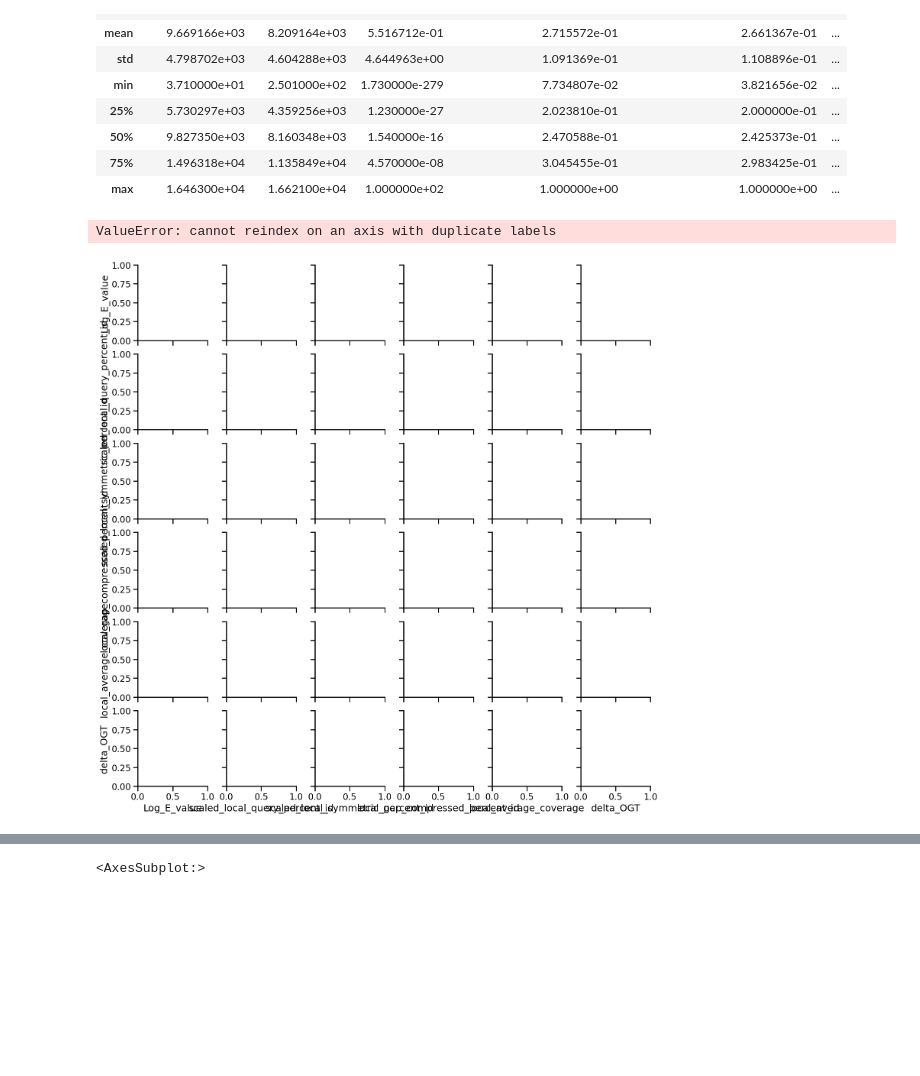
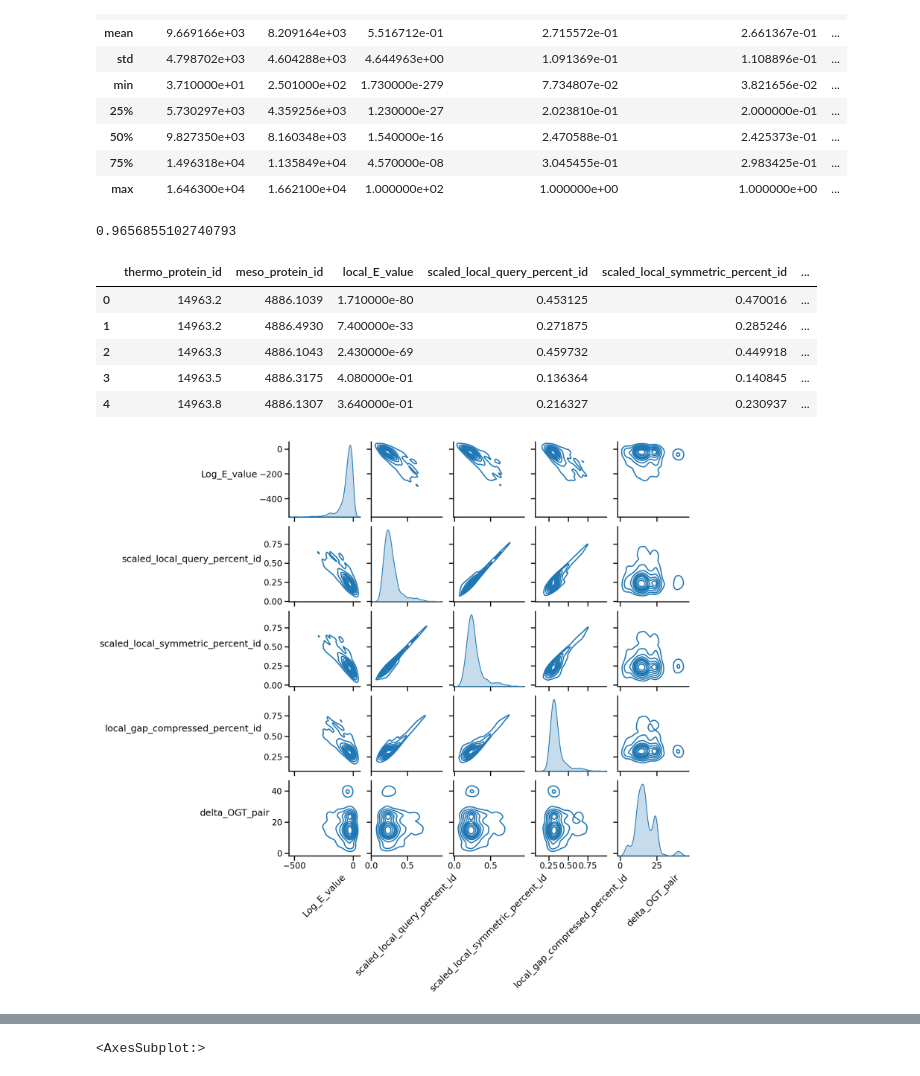
Before and after one commit to BeckResearchLab/learn2thermDB, a Jupyter notebook: notebooks/Plotting_HA.ipynb, the cells around one changed output, grey strips where cells are left out. Drawn from its saved outputs; the diff is of its cells as text; code cells hidden in the pictures; blank space fills up the shorter version.

```diff
--- a/notebooks/Plotting_HA.ipynb
+++ b/notebooks/Plotting_HA.ipynb
@@ -104,0 +107,9 @@ for ax in g.axes.flatten():
+# %%
+g = sns.pairplot(df_16s, vars = ['log_E_value','scaled_local_query_percent_id','scaled_local_symmetric_percent_id','local_gap_compressed_percent_id','local_average_coverage', 'delta_OGT'], kind="hist")
+for ax in g.axes.flatten():
+    # rotate x axis labels
+    ax.set_xlabel(ax.get_xlabel(), rotation = 45)
+    # rotate y axis labels
+    ax.set_ylabel(ax.get_ylabel(), rotation = 0)
+    # set y labels alignment
+    ax.yaxis.get_label().set_horizontalalignment('right')
@@ -216,12 +231,26 @@ df_AllProPair.describe()
+# %%
+df_AllProPair.index.duplicated().mean()
+# %% [output]
+0.9656855102740793
+# %%
+df_AllProPair.reset_index(drop=True, inplace=True)
+# %%
+df_AllProPair.head()
+# %% [output]
+|  | thermo_protein_id | meso_protein_id | local_E_value | scaled_local_query_percent_id | scaled_local_symmetric_percent_id | ... |
+| 0 | 14963.2 | 4886.1039 | 1.710000e-80 | 0.453125 | 0.470016 | ... |
+| 1 | 14963.2 | 4886.4930 | 7.400000e-33 | 0.271875 | 0.285246 | ... |
+| 2 | 14963.3 | 4886.1043 | 2.430000e-69 | 0.459732 | 0.449918 | ... |
+| 3 | 14963.5 | 4886.3175 | 4.080000e-01 | 0.136364 | 0.140845 | ... |
+| 4 | 14963.8 | 4886.1307 | 3.640000e-01 | 0.216327 | 0.230937 | ... |
 # %%
-g2 = sns.pairplot(df_AllProPair.sample(1500), vars = ['Log_E_value','scaled_local_query_percent_id','scaled_local_symmetric_percent_id','local_gap_compressed_percent_id','local_average_coverage', 'delta_OGT'], kind="kde")
+g2 = sns.pairplot(df_AllProPair.sample(1500), vars = ['Log_E_value','scaled_local_query_percent_id','scaled_local_symmetric_percent_id','local_gap_compressed_percent_id', 'delta_OGT_pair'], kind="kde")
 for ax in g2.axes.flatten():
     # rotate x axis labels
     ax.set_xlabel(ax.get_xlabel(), rotation = 45)
     # rotate y axis labels
     ax.set_ylabel(ax.get_ylabel(), rotation = 0)
     # set y labels alignment
     ax.yaxis.get_label().set_horizontalalignment('right')
 # %% [output]
-ValueError: cannot reindex on an axis with duplicate labels
-[figure, old version]
+[figure, new version]
```
Also changed, not shown: parts of 32 cells of this notebook.
